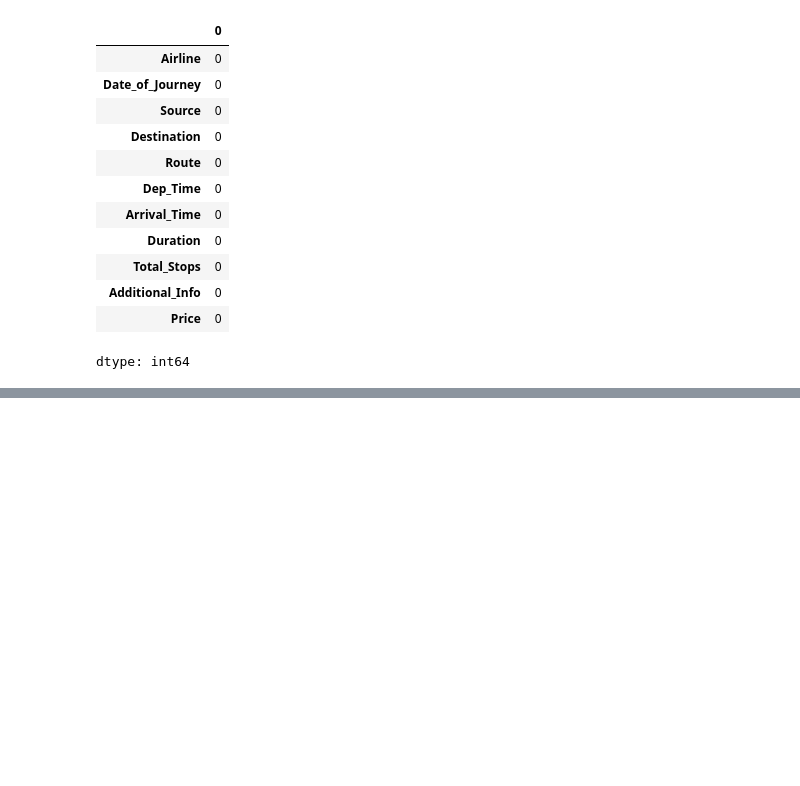
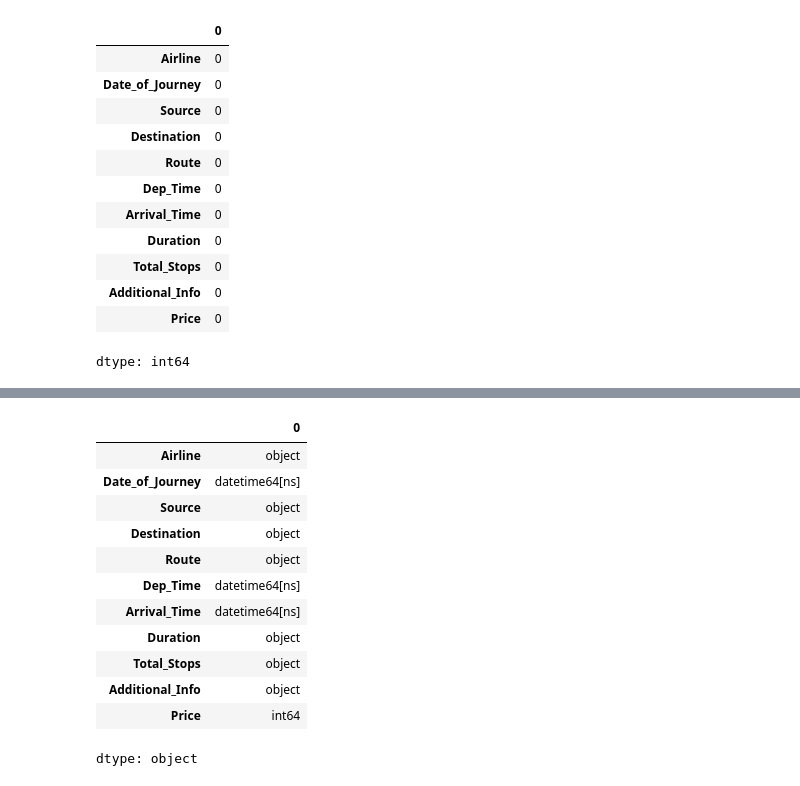
Before and after one commit to amantha6/flight-fare-detection, a Jupyter notebook: flight_prediction.ipynb, the cells around one changed output, grey strips where cells are left out. Drawn from its saved outputs; the diff is of its cells as text; code cells hidden in the pictures; blank space fills up the shorter version.

```diff
--- a/flight_prediction.ipynb
+++ b/flight_prediction.ipynb
@@ -86,0 +121,16 @@ dtype: int64
+# %%
+data.dtypes
+# %% [output]
+|  | 0 |
+| Airline | object |
+| Date_of_Journey | datetime64[ns] |
+| Source | object |
+| Destination | object |
+| Route | object |
+| Dep_Time | datetime64[ns] |
+| Arrival_Time | datetime64[ns] |
+| Duration | object |
+| Total_Stops | object |
+| Additional_Info | object |
+| Price | int64 |
+dtype: object
```
Also changed, not shown: parts of 10 cells of this notebook.
